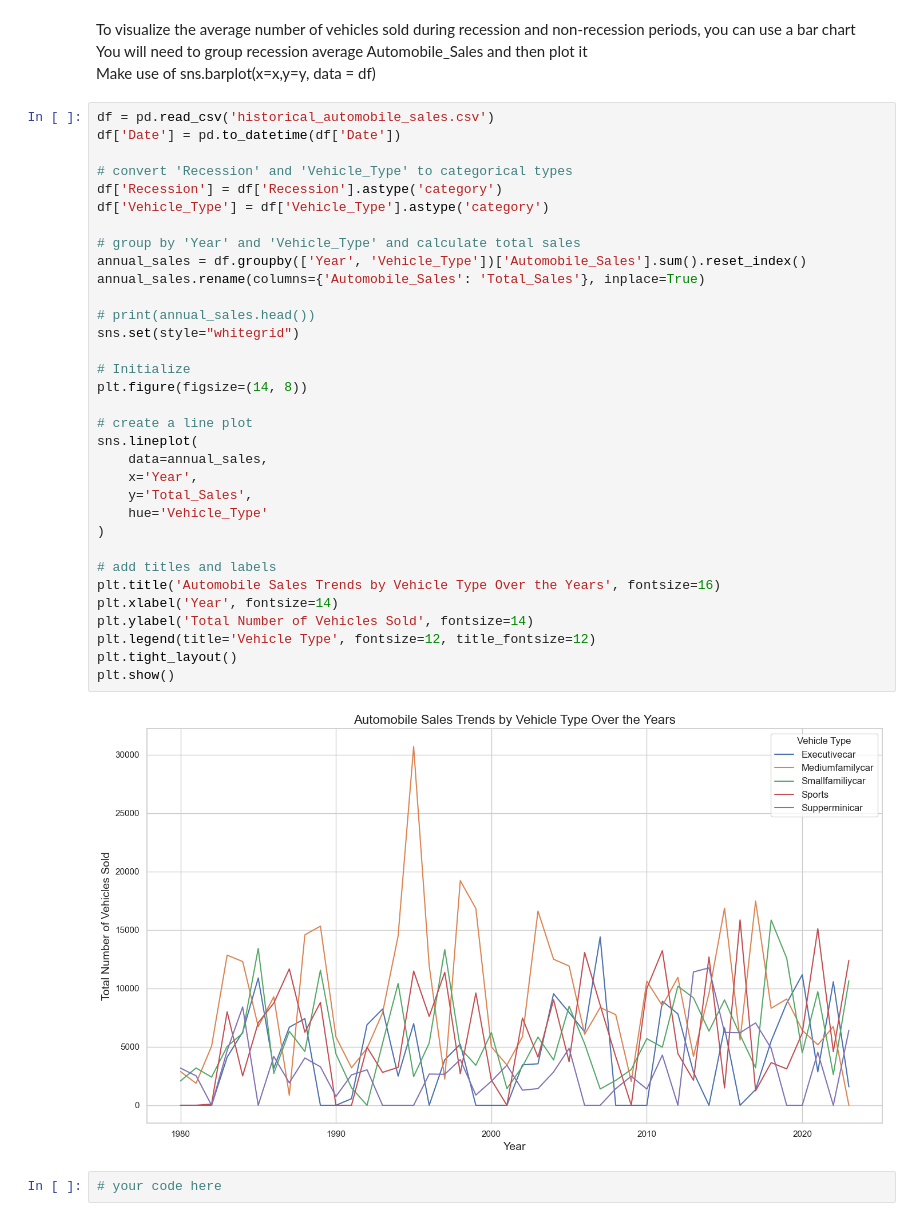
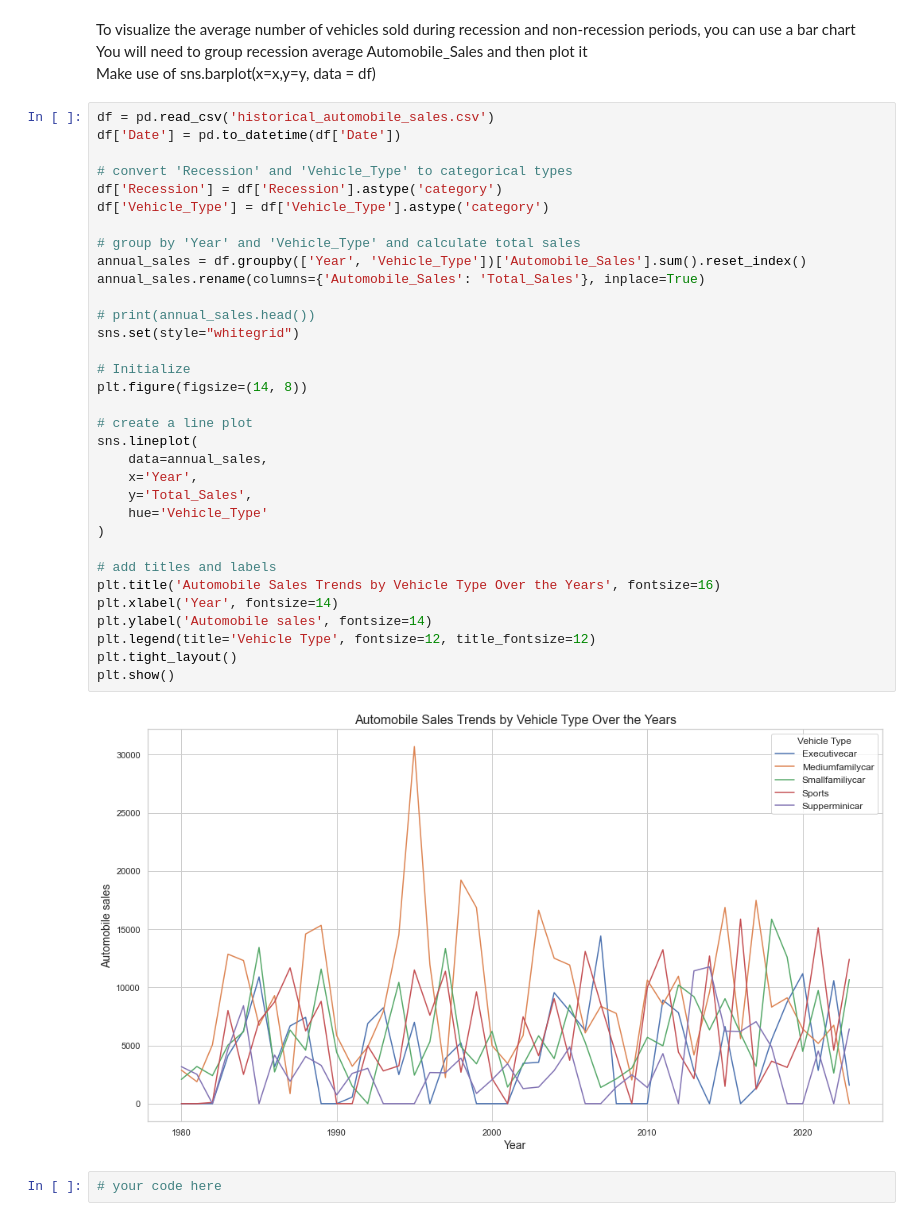
Before and after one commit to edwei06/data_science_2024_fall, a Jupyter notebook: data_science_hw2/hw2_automobile/hw2_automobile.ipynb, the cells around one changed output. Cells and saved outputs as stored; diff of their text form.

```diff
--- a/data_science_hw2/hw2_automobile/hw2_automobile.ipynb
+++ b/data_science_hw2/hw2_automobile/hw2_automobile.ipynb
@@ -358,35 +359,35 @@ df['Date'] = pd.to_datetime(df['Date'])
 
 # convert 'Recession' and 'Vehicle_Type' to categorical types
 df['Recession'] = df['Recession'].astype('category')
 df['Vehicle_Type'] = df['Vehicle_Type'].astype('category')
 
 # group by 'Year' and 'Vehicle_Type' and calculate total sales
 annual_sales = df.groupby(['Year', 'Vehicle_Type'])['Automobile_Sales'].sum().reset_index()
 annual_sales.rename(columns={'Automobile_Sales': 'Total_Sales'}, inplace=True)
 
 # print(annual_sales.head())
 sns.set(style="whitegrid")
 
 # Initialize
 plt.figure(figsize=(14, 8))
 
 # create a line plot
 sns.lineplot(
     data=annual_sales,
     x='Year',
     y='Total_Sales',
     hue='Vehicle_Type'
 )
 
 # add titles and labels
 plt.title('Automobile Sales Trends by Vehicle Type Over the Years', fontsize=16)
 plt.xlabel('Year', fontsize=14)
-plt.ylabel('Total Number of Vehicles Sold', fontsize=14)
+plt.ylabel('Automobile sales', fontsize=14)
 plt.legend(title='Vehicle Type', fontsize=12, title_fontsize=12)
 plt.tight_layout()
 plt.show()
 # %% [output]
-[figure, old version]
+[figure, new version]
 # %%
 # your code here
 # %% [output]
```
Also changed, not shown: parts of 13 cells of this notebook.
